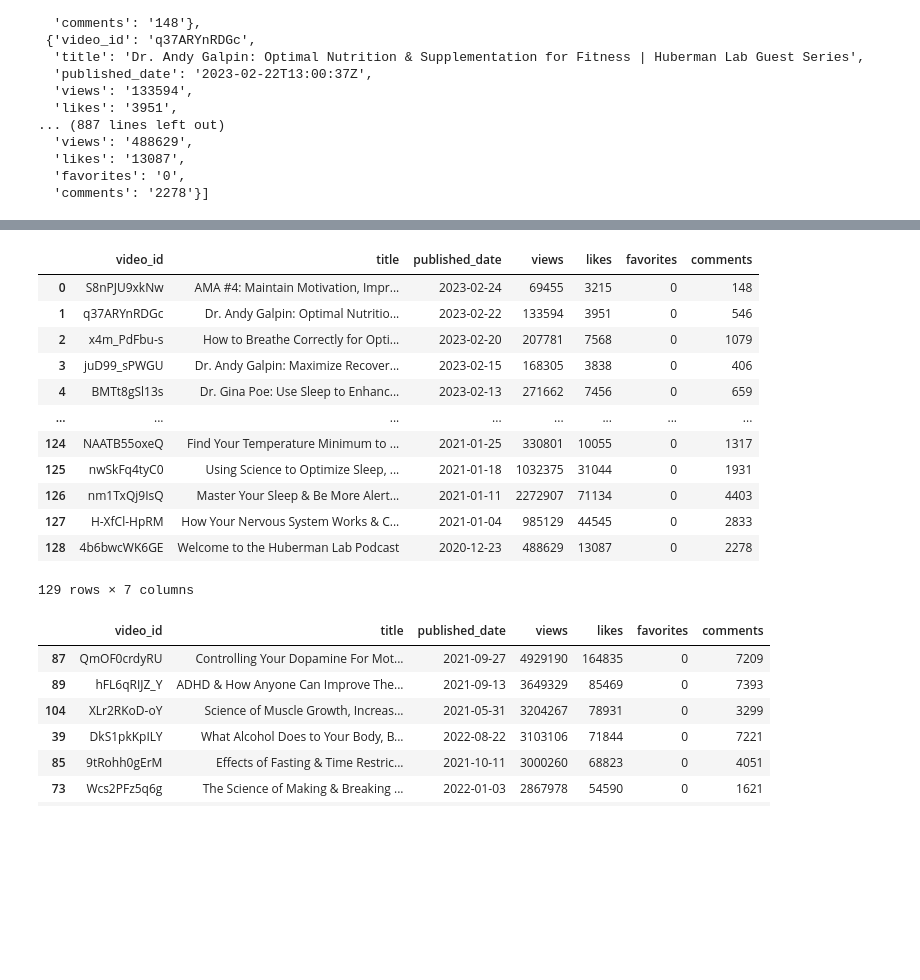
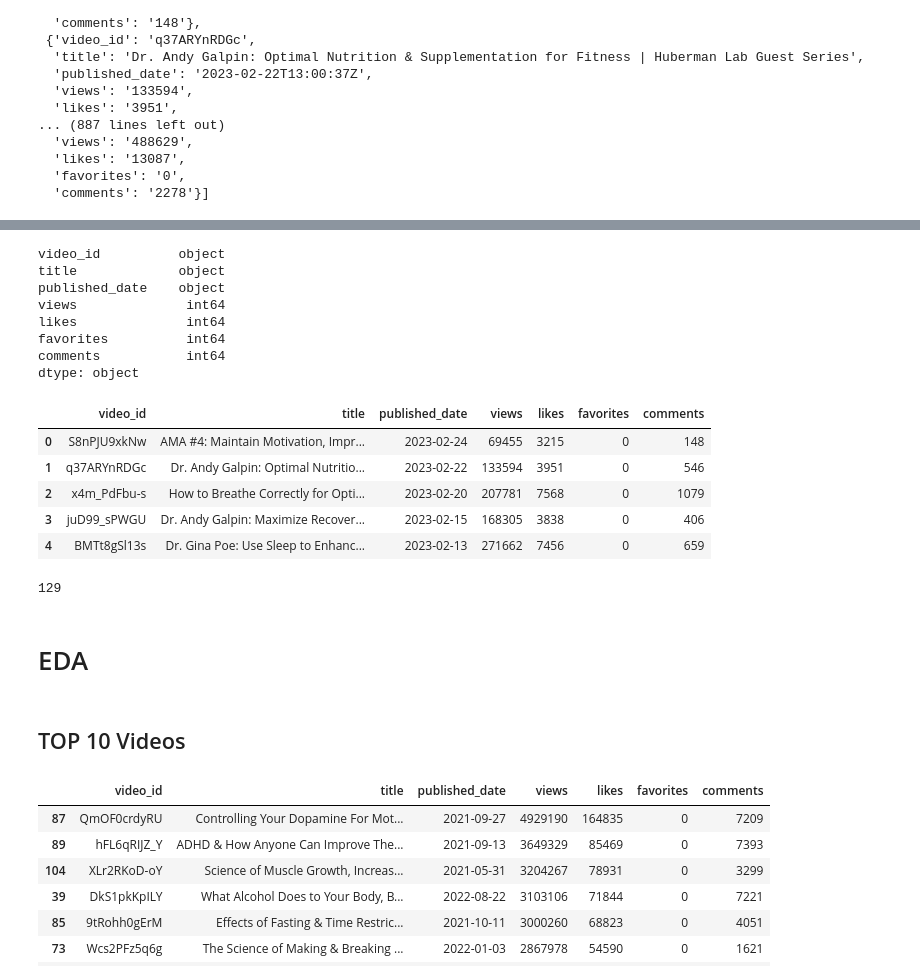
Before and after one commit to nurulismailiah/youtube-api-python, a Jupyter notebook: Youtube-API.ipynb, the cells around one changed output, grey strips where cells are left out. Drawn from its saved outputs; the diff is of its cells as text; code cells hidden in the pictures; blank space fills up the shorter version.

```diff
--- a/Youtube-API.ipynb
+++ b/Youtube-API.ipynb
@@ -203,19 +209,27 @@ video_data['views'] = pd.to_numeric(video_data['views'])
 video_data['likes'] = pd.to_numeric(video_data['likes'])
 video_data['favorites'] = pd.to_numeric(video_data['favorites'])
 video_data['comments'] = pd.to_numeric(video_data['comments'])
+# %%
+video_data.dtypes
+# %% [output]
+video_id          object
+title             object
+published_date    object
+views              int64
+likes              int64
+favorites          int64
+comments           int64
+dtype: object
 # %%
-video_data
+video_data.head()
 # %% [output]
 |  | video_id | title | published_date | views | likes | favorites | comments |
 | 0 | S8nPJU9xkNw | AMA #4: Maintain Motivation, Impr... | 2023-02-24 | 69455 | 3215 | 0 | 148 |
 | 1 | q37ARYnRDGc | Dr. Andy Galpin: Optimal Nutritio... | 2023-02-22 | 133594 | 3951 | 0 | 546 |
 | 2 | x4m_PdFbu-s | How to Breathe Correctly for Opti... | 2023-02-20 | 207781 | 7568 | 0 | 1079 |
 | 3 | juD99_sPWGU | Dr. Andy Galpin: Maximize Recover... | 2023-02-15 | 168305 | 3838 | 0 | 406 |
 | 4 | BMTt8gSl13s | Dr. Gina Poe: Use Sleep to Enhanc... | 2023-02-13 | 271662 | 7456 | 0 | 659 |
-| ... | ... | ... | ... | ... | ... | ... | ... |
-| 124 | NAATB55oxeQ | Find Your Temperature Minimum to ... | 2021-01-25 | 330801 | 10055 | 0 | 1317 |
-| 125 | nwSkFq4tyC0 | Using Science to Optimize Sleep, ... | 2021-01-18 | 1032375 | 31044 | 0 | 1931 |
-| 126 | nm1TxQj9IsQ | Master Your Sleep & Be More Alert... | 2021-01-11 | 2272907 | 71134 | 0 | 4403 |
-| 127 | H-XfCl-HpRM | How Your Nervous System Works & C... | 2021-01-04 | 985129 | 44545 | 0 | 2833 |
-| 128 | 4b6bwcWK6GE | Welcome to the Huberman Lab Podcast | 2020-12-23 | 488629 | 13087 | 0 | 2278 |
-129 rows × 7 columns
+# %%
+len(video_data)
+# %% [output]
+129
@@ -222,3 +239,7 @@ video_data
+# %% [markdown]
+# EDA
+# %% [markdown]
+## TOP 10 Videos
 # %%
 best_videos = video_data.sort_values(by='views', ascending=False).head(10)
 # %%
```
Also changed, not shown: parts of 10 cells of this notebook.
